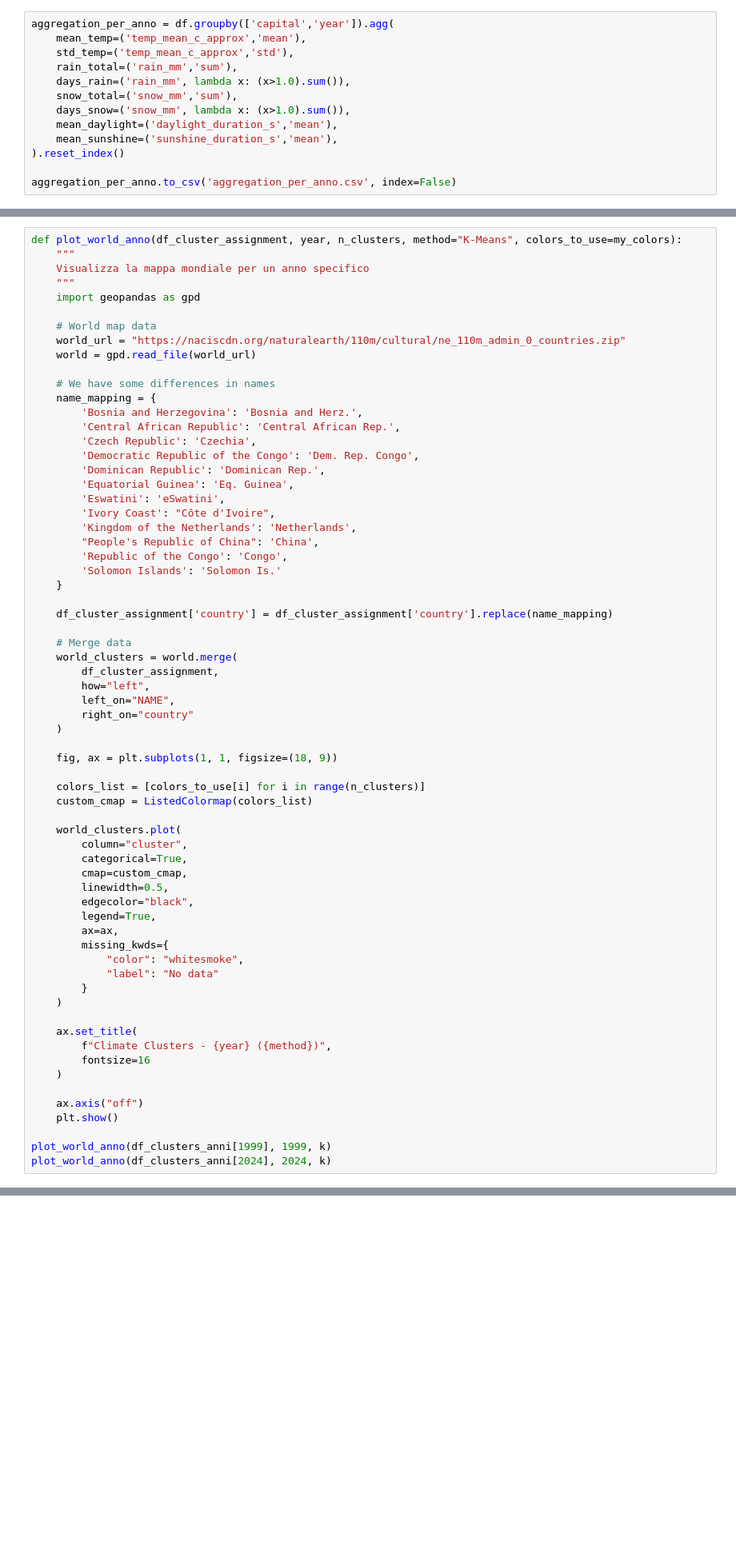
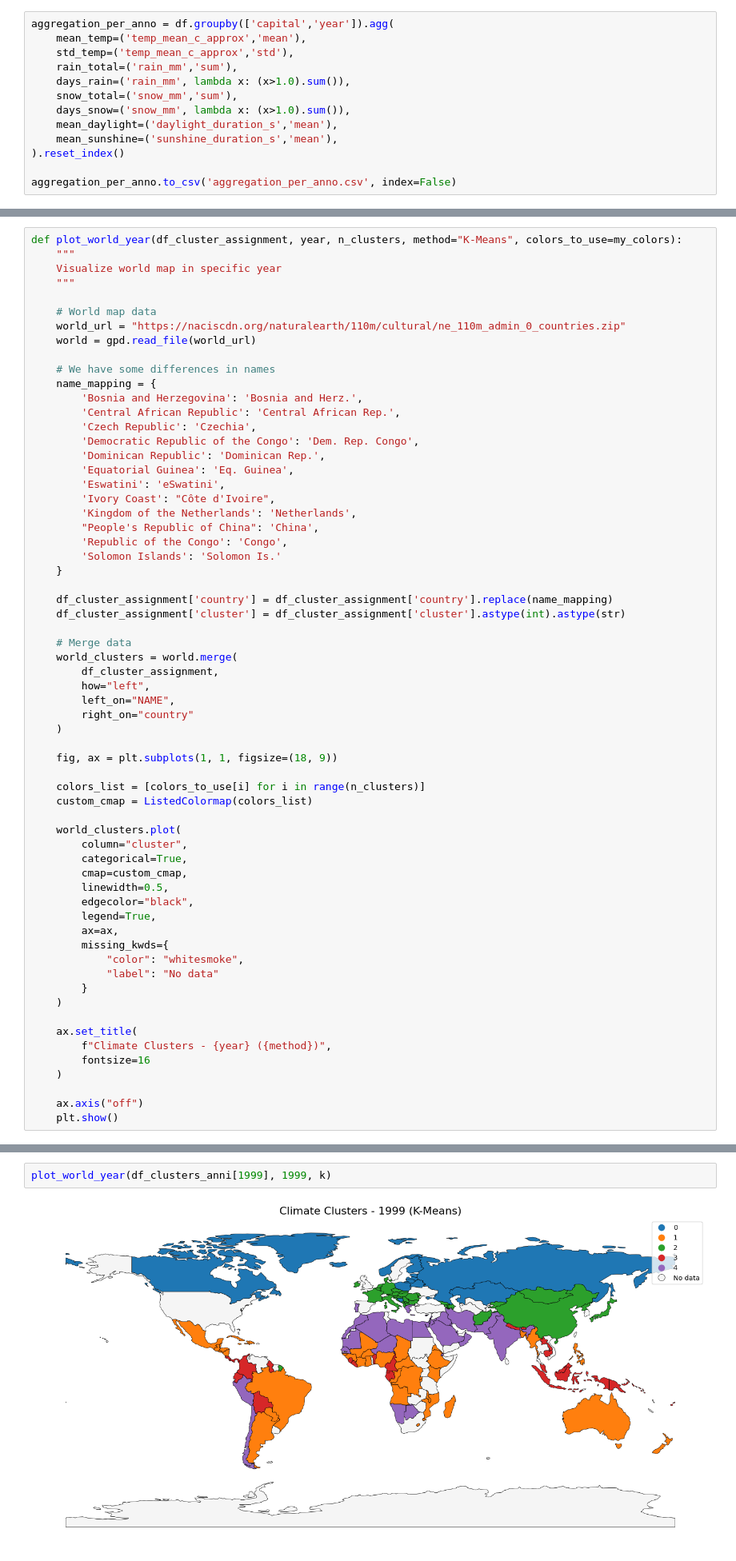
Before and after one commit to gabri17/Data-Mining-Project, a Jupyter notebook: cluster_definitivo_globale_annuale.ipynb, the cells around one changed output, grey strips where cells are left out. Shown at 80% size. Drawn from its saved outputs; the diff is of its cells as text; blank space fills up the shorter version.

```diff
--- a/cluster_definitivo_globale_annuale.ipynb
+++ b/cluster_definitivo_globale_annuale.ipynb
@@ -233,9 +279,8 @@ print(my_colors)
 # %%
-def plot_world_anno(df_cluster_assignment, year, n_clusters, method="K-Means", colors_to_use=my_colors):
+def plot_world_year(df_cluster_assignment, year, n_clusters, method="K-Means", colors_to_use=my_colors):
     """
-    Visualizza la mappa mondiale per un anno specifico
+    Visualize world map in specific year
     """
-    import geopandas as gpd
 
     # World map data
     world_url = "https://naciscdn.org/naturalearth/110m/cultural/ne_110m_admin_0_countries.zip"
@@ -258,6 +303,7 @@ def plot_world_anno(df_cluster_assignment, year, n_clusters, method="K-Means", c
     }
 
     df_cluster_assignment['country'] = df_cluster_assignment['country'].replace(name_mapping)
+    df_cluster_assignment['cluster'] = df_cluster_assignment['cluster'].astype(int).astype(str)
 
     # Merge data
     world_clusters = world.merge(
@@ -293,6 +339,3 @@ def plot_world_anno(df_cluster_assignment, year, n_clusters, method="K-Means", c
 
     ax.axis("off")
     plt.show()
-
-plot_world_anno(df_clusters_anni[1999], 1999, k)
-plot_world_anno(df_clusters_anni[2024], 2024, k)
@@ -301,0 +342,4 @@ plot_world_anno(df_clusters_anni[2024], 2024, k)
+# %%
+plot_world_year(df_clusters_anni[1999], 1999, k)
+# %% [output]
+[figure, added]
```
Also changed, not shown: parts of 45 cells of this notebook.
